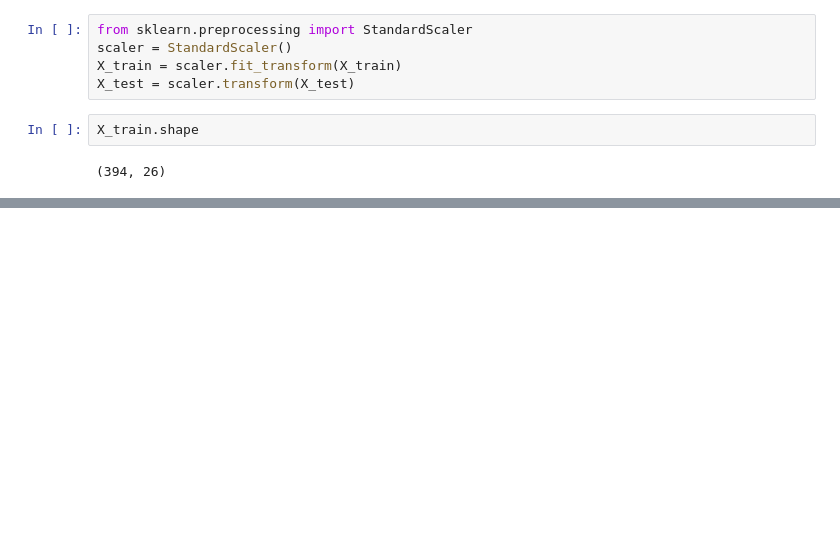
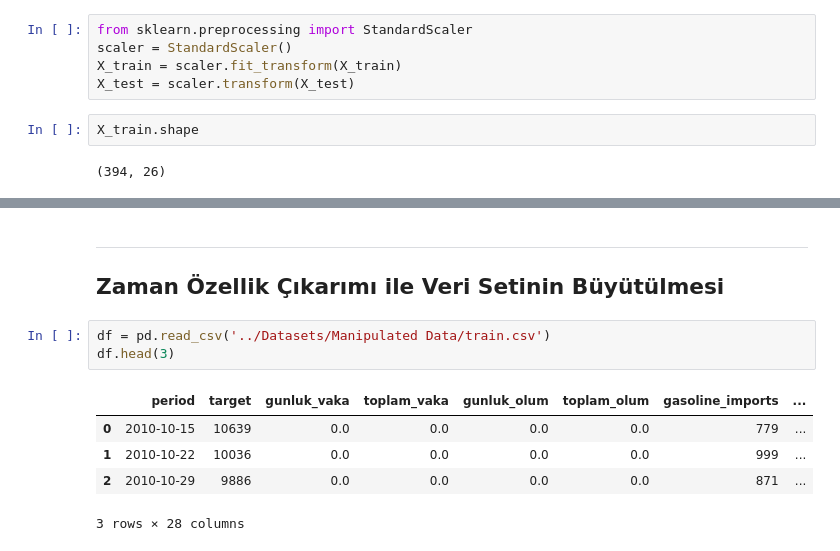
Before and after one commit to AshNumpy/TUPRAS-Datathon, a Jupyter notebook: Notebooks/5-ML-Study.ipynb, the cells around one changed output, grey strips where cells are left out. Drawn from its saved outputs; the diff is of its cells as text; blank space fills up the shorter version.

```diff
--- a/Notebooks/5-ML-Study.ipynb
+++ b/Notebooks/5-ML-Study.ipynb
@@ -39,0 +246,13 @@ Doğrusal, polinomal ve multinomal regresyon modelleri kuramayız, teknik olarak
+# %% [markdown]
+<hr>
+
+## Zaman Özellik Çıkarımı ile Veri Setinin Büyütülmesi
+# %%
+df = pd.read_csv('../Datasets/Manipulated Data/train.csv')
+df.head(3)
+# %% [output]
+|  | period | target | gunluk_vaka | toplam_vaka | gunluk_olum | toplam_olum | gasoline_imports | ... |
+| 0 | 2010-10-15 | 10639 | 0.0 | 0.0 | 0.0 | 0.0 | 779 | ... |
+| 1 | 2010-10-22 | 10036 | 0.0 | 0.0 | 0.0 | 0.0 | 999 | ... |
+| 2 | 2010-10-29 | 9886 | 0.0 | 0.0 | 0.0 | 0.0 | 871 | ... |
+3 rows × 28 columns
```
Also changed, not shown: parts of 64 cells of this notebook, 3 other files.
